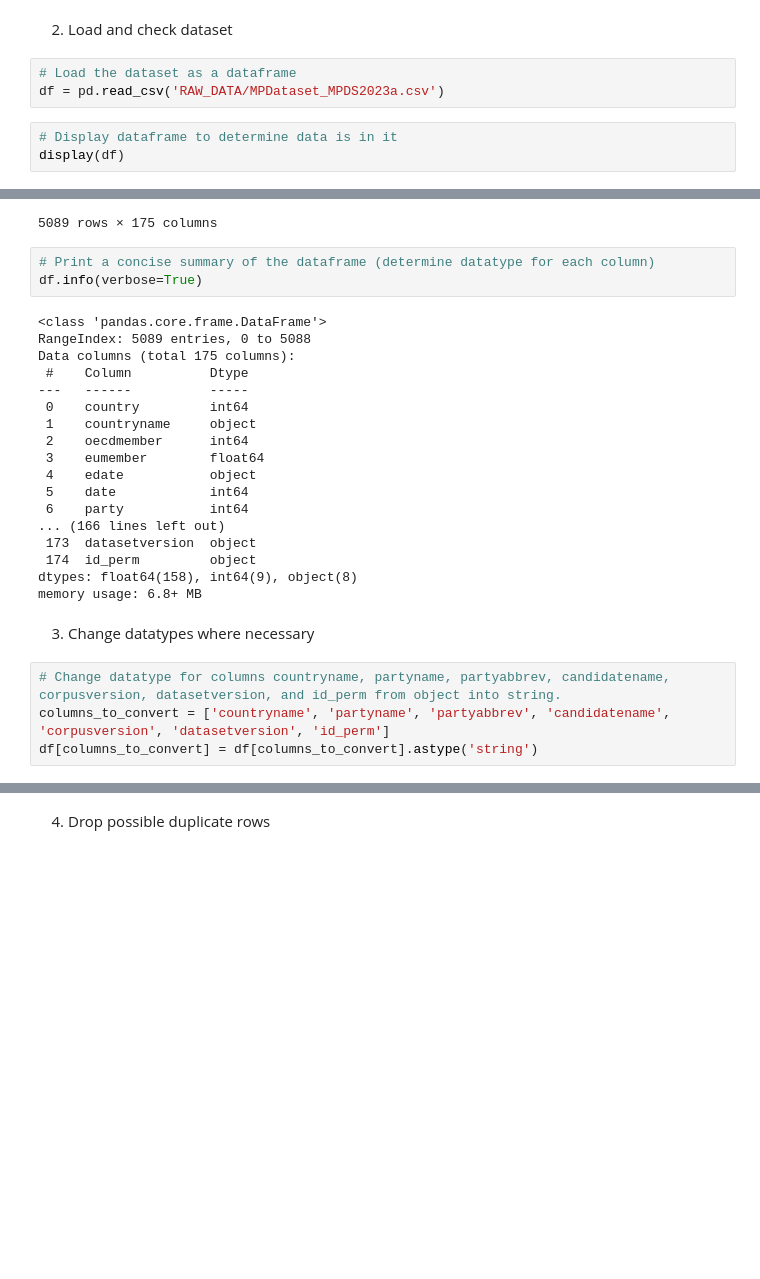
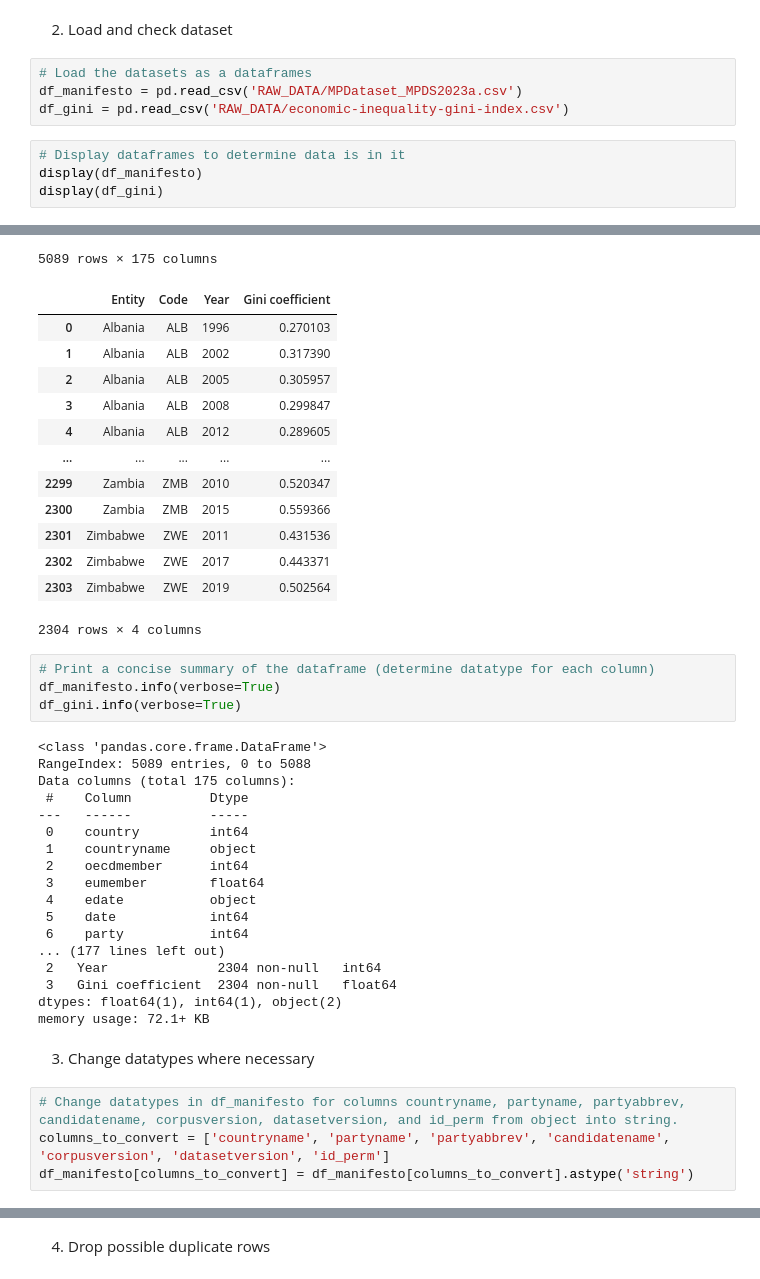
Before and after one commit to sebastian-graeff/MaifestoGroup, a Jupyter notebook: data_cleaning.ipynb, the cells around one changed output, grey strips where cells are left out. Cells and saved outputs as stored; diff of their text form; blank space fills up the shorter version.

Commit message:
Added gini-coefficient to manifesto dataset. Filled missing values with NaN values for now.

```diff
--- a/data_cleaning.ipynb
+++ b/data_cleaning.ipynb
@@ -14,28 +10,44 @@ import awoc #import the a-world-of-countries (awoc) library
 # %% [markdown]
 2. Load and check dataset
 # %%
-# Load the dataset as a dataframe
-df = pd.read_csv('RAW_DATA/MPDataset_MPDS2023a.csv')
+# Load the datasets as a dataframes
+df_manifesto = pd.read_csv('RAW_DATA/MPDataset_MPDS2023a.csv')
+df_gini = pd.read_csv('RAW_DATA/economic-inequality-gini-index.csv')
 # %%
-# Display dataframe to determine data is in it
-display(df)
+# Display dataframes to determine data is in it
+display(df_manifesto)
+display(df_gini)
 # %% [output]
 |  | country | countryname | oecdmember | eumember | edate | date | party | partyname | partyabbrev | ... |
 | 0 | 11 | Sweden | 0 | 0.0 | 17/09/1944 | 194409 | 11220 | Communist Party of Sweden | SKP | ... |
 | 1 | 11 | Sweden | 0 | 0.0 | 17/09/1944 | 194409 | 11320 | Social Democratic Labour Party | SAP | ... |
 | 2 | 11 | Sweden | 0 | 0.0 | 17/09/1944 | 194409 | 11420 | People’s Party | FP | ... |
 | 3 | 11 | Sweden | 0 | 0.0 | 17/09/1944 | 194409 | 11620 | Right Party | NaN | ... |
 | 4 | 11 | Sweden | 0 | 0.0 | 17/09/1944 | 194409 | 11810 | Agrarian Party | NaN | ... |
 | ... | ... | ... | ... | ... | ... | ... | ... | ... | ... | ... |
 | 5084 | 181 | South Africa | 0 | 0.0 | 08/05/2019 | 201905 | 181510 | African Christian Democratic Party | ACDP | ... |
 | 5085 | 181 | South Africa | 0 | 0.0 | 08/05/2019 | 201905 | 181520 | African Transformation Movement | ATM | ... |
 | 5086 | 181 | South Africa | 0 | 0.0 | 08/05/2019 | 201905 | 181710 | Freedom Front Plus | FF+ | ... |
 | 5087 | 181 | South Africa | 0 | 0.0 | 08/05/2019 | 201905 | 181910 | Inkatha Freedom Party | IFP | ... |
 | 5088 | 181 | South Africa | 0 | 0.0 | 08/05/2019 | 201905 | 181980 | African Independent Congress | AIC | ... |
 5089 rows × 175 columns
+|  | Entity | Code | Year | Gini coefficient |
+| 0 | Albania | ALB | 1996 | 0.270103 |
+| 1 | Albania | ALB | 2002 | 0.317390 |
+| 2 | Albania | ALB | 2005 | 0.305957 |
+| 3 | Albania | ALB | 2008 | 0.299847 |
+| 4 | Albania | ALB | 2012 | 0.289605 |
+| ... | ... | ... | ... | ... |
+| 2299 | Zambia | ZMB | 2010 | 0.520347 |
+| 2300 | Zambia | ZMB | 2015 | 0.559366 |
+| 2301 | Zimbabwe | ZWE | 2011 | 0.431536 |
+| 2302 | Zimbabwe | ZWE | 2017 | 0.443371 |
+| 2303 | Zimbabwe | ZWE | 2019 | 0.502564 |
+2304 rows × 4 columns
 # %%
 # Print a concise summary of the dataframe (determine datatype for each column)
-df.info(verbose=True)
+df_manifesto.info(verbose=True)
+df_gini.info(verbose=True)
 # %% [output]
 <class 'pandas.core.frame.DataFrame'>
 RangeIndex: 5089 entries, 0 to 5088
@@ -49,15 +61,15 @@ Data columns (total 175 columns):
  4    edate           object
  5    date            int64
  6    party           int64
-... (166 lines left out)
- 173  datasetversion  object
- 174  id_perm         object
-dtypes: float64(158), int64(9), object(8)
-memory usage: 6.8+ MB
+... (177 lines left out)
+ 2   Year              2304 non-null   int64
+ 3   Gini coefficient  2304 non-null   float64
+dtypes: float64(1), int64(1), object(2)
+memory usage: 72.1+ KB
 # %% [markdown]
 3. Change datatypes where necessary
 # %%
-# Change datatype for columns countryname, partyname, partyabbrev, candidatename, corpusversion, datasetversion, and id_perm from object into string.
+# Change datatypes in df_manifesto for columns countryname, partyname, partyabbrev, candidatename, corpusversion, datasetversion, and id_perm from object into string.
 columns_to_convert = ['countryname', 'partyname', 'partyabbrev', 'candidatename', 'corpusversion', 'datasetversion', 'id_perm']
-df[columns_to_convert] = df[columns_to_convert].astype('string')
+df_manifesto[columns_to_convert] = df_manifesto[columns_to_convert].astype('string')
 # %%
```
Also changed, not shown: parts of 34 cells of this notebook, 11 other files.
